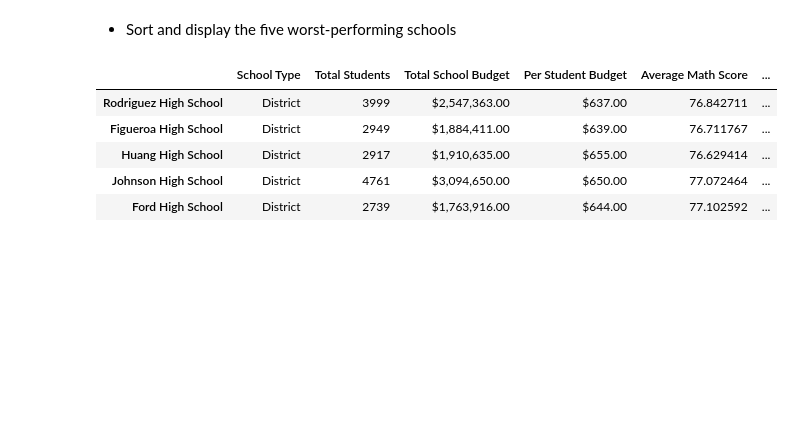
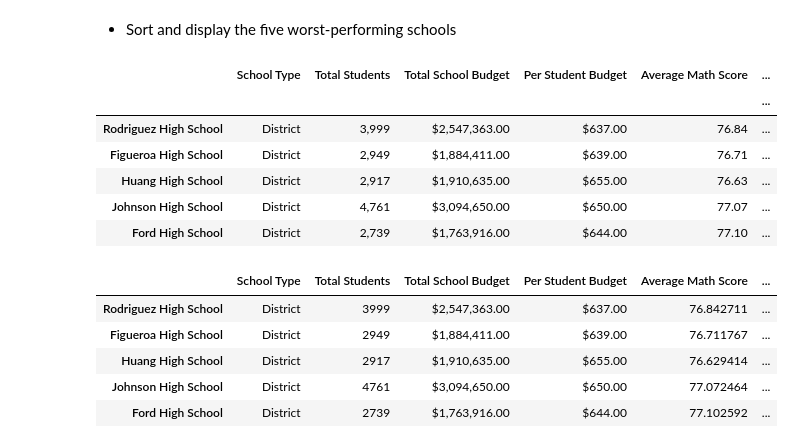
Before and after one commit to rschroer/allhomeworks, a Jupyter notebook: PyCitySchools/RPS_PyCityschools.ipynb, the cells around one changed output. Drawn from its saved outputs; the diff is of its cells as text; code cells hidden in the pictures; blank space fills up the shorter version.

```diff
--- a/PyCitySchools/RPS_PyCityschools.ipynb
+++ b/PyCitySchools/RPS_PyCityschools.ipynb
@@ -138,6 +205,27 @@ summary_df
 ## Bottom Performing Schools (By Passing Rate)
 # %% [markdown]
 * Sort and display the five worst-performing schools
+# %%
+#This starts with the bottom performers that was copied from the last one
+bottom_performers=bottom_performers.sort_values(by=["% Overall Passing Rate"], ascending=True)
+#format the output
+bottom_performers["Total Students"]=bottom_performers["Total Students"].map( "{:,.0f}".format)
+bottom_performers["Total School Budget"]=bottom_performers["Total School Budget"].map( "${:,.2f}".format)
+bottom_performers["Per Student Budget"]=bottom_performers["Per Student Budget"].map( "${:,.2f}".format)
+bottom_performers["Average Math Score"]=bottom_performers["Average Math Score"].map( "{:.2f}".format)
+bottom_performers["Average Reading Score"]=bottom_performers["Average Reading Score"].map( "{:.2f}".format)
+bottom_performers["% Passing Math"]=bottom_performers["% Passing Math"].map( "{:.2f} %".format)
+bottom_performers["% Passing Reading"]=bottom_performers["% Passing Reading"].map( "{:.2f} %".format)
+bottom_performers["% Overall Passing Rate"]=bottom_performers["% Overall Passing Rate"].map( "{:.2f} %".format)
+bottom_performers.head()
+# %% [output]
+|  | School Type | Total Students | Total School Budget | Per Student Budget | Average Math Score | ... |
+|  |  |  |  |  |  | ... |
+| Rodriguez High School | District | 3,999 | $2,547,363.00 | $637.00 | 76.84 | ... |
+| Figueroa High School | District | 2,949 | $1,884,411.00 | $639.00 | 76.71 | ... |
+| Huang High School | District | 2,917 | $1,910,635.00 | $655.00 | 76.63 | ... |
+| Johnson High School | District | 4,761 | $3,094,650.00 | $650.00 | 77.07 | ... |
+| Ford High School | District | 2,739 | $1,763,916.00 | $644.00 | 77.10 | ... |
 # %%
 # %% [output]
 |  | School Type | Total Students | Total School Budget | Per Student Budget | Average Math Score | ... |
```
Also changed, not shown: parts of 4 cells of this notebook.
